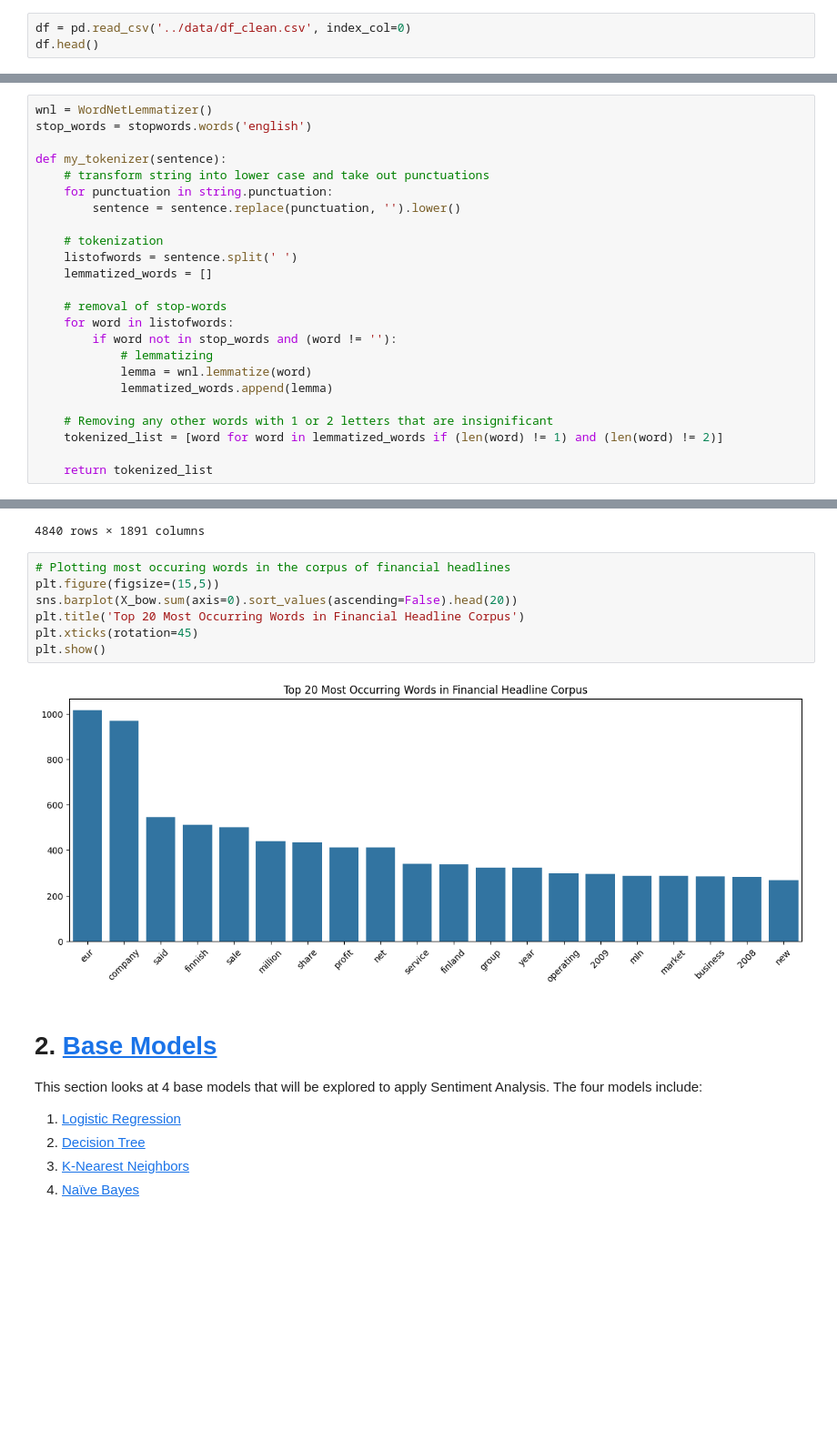
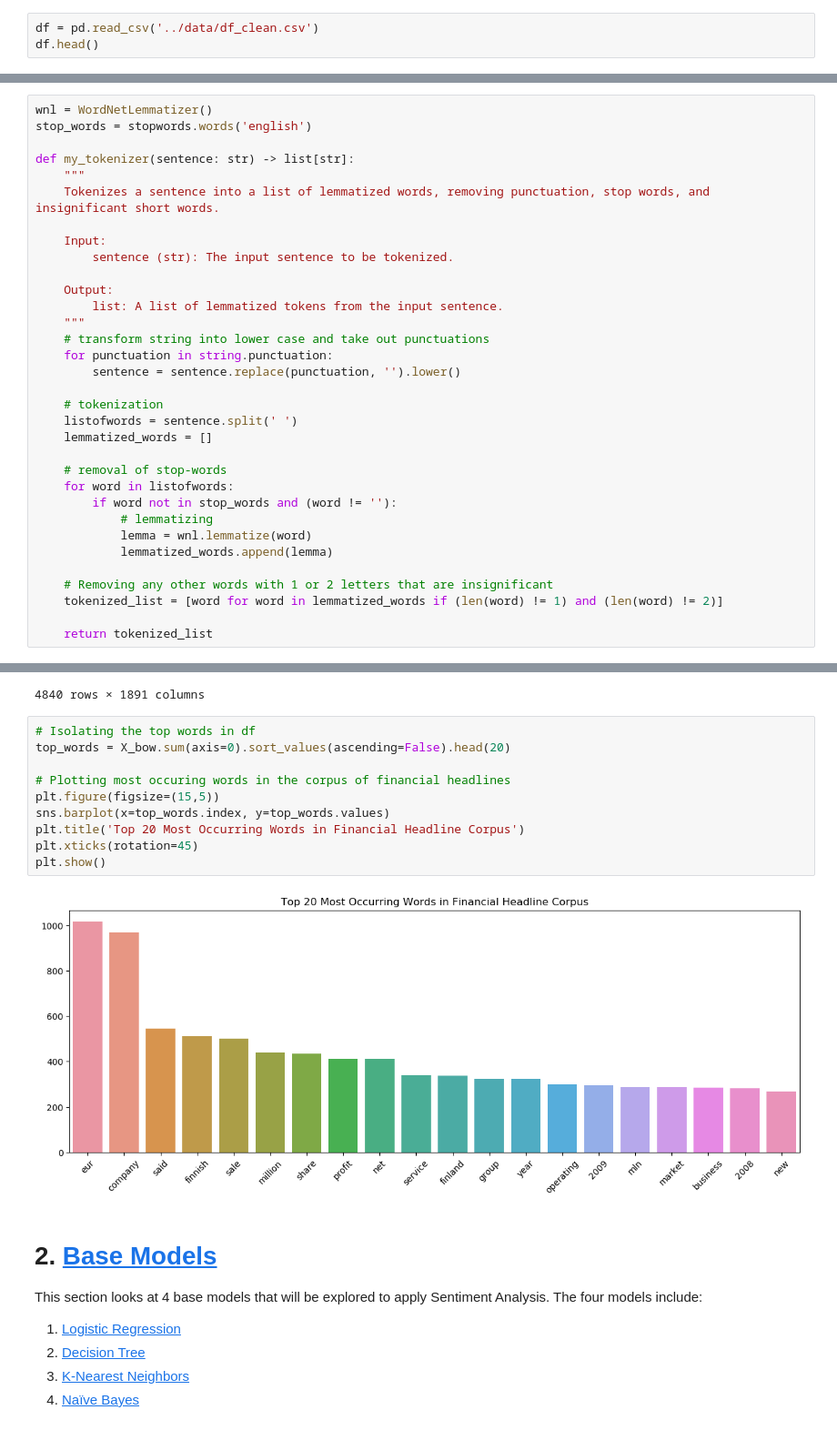
Before and after one commit to jiroamato/Stock-Trend-Prediction-With-NLP, a Jupyter notebook: notebooks/2-NLP-Preprocessing-Modelling.ipynb, the cells around one changed output, grey strips where cells are left out. Shown at 91% size. Cells and saved outputs as stored; diff of their text form; blank space fills up the shorter version.

```diff
--- a/notebooks/2-NLP-Preprocessing-Modelling.ipynb
+++ b/notebooks/2-NLP-Preprocessing-Modelling.ipynb
@@ -127,7 +156,7 @@ import string
 # %% [markdown]
 # 1. <a id='toc1_'></a>[**Loading the data**](#toc0_)
 # %%
-df = pd.read_csv('../data/df_clean.csv', index_col=0)
+df = pd.read_csv('../data/df_clean.csv')
 df.head()
 # %% [output]
 |  | Headline | Sentiment |
@@ -182,7 +210,16 @@ From the `1-NLP-Cleaning-EDA` notebook we created our own tokenizer. The compone
 wnl = WordNetLemmatizer()
 stop_words = stopwords.words('english')
 
-def my_tokenizer(sentence):
+def my_tokenizer(sentence: str) -> list[str]:
+    """
+    Tokenizes a sentence into a list of lemmatized words, removing punctuation, stop words, and insignificant short words.
+
+    Input:
+        sentence (str): The input sentence to be tokenized.
+
+    Output:
+        list: A list of lemmatized tokens from the input sentence.
+    """
     # transform string into lower case and take out punctuations
     for punctuation in string.punctuation:
         sentence = sentence.replace(punctuation, '').lower()
@@ -233,14 +270,17 @@ X_bow
 | 4839 | 0 | 0 | 0 | 0 | 0 | 0 | 0 | 0 | 0 | 0 | ... | ... |
 4840 rows × 1891 columns
 # %%
+# Isolating the top words in df
+top_words = X_bow.sum(axis=0).sort_values(ascending=False).head(20)
+
 # Plotting most occuring words in the corpus of financial headlines
 plt.figure(figsize=(15,5))
-sns.barplot(X_bow.sum(axis=0).sort_values(ascending=False).head(20))
+sns.barplot(x=top_words.index, y=top_words.values)
 plt.title('Top 20 Most Occurring Words in Financial Headline Corpus')
 plt.xticks(rotation=45)
 plt.show()
 # %% [output]
-[figure, old version]
+[figure, new version]
 # %% [markdown]
 # 2. <a id='toc2_'></a>[**Base Models**](#toc0_)
 
```
Also changed, not shown: parts of 157 cells of this notebook, 13 other files.
